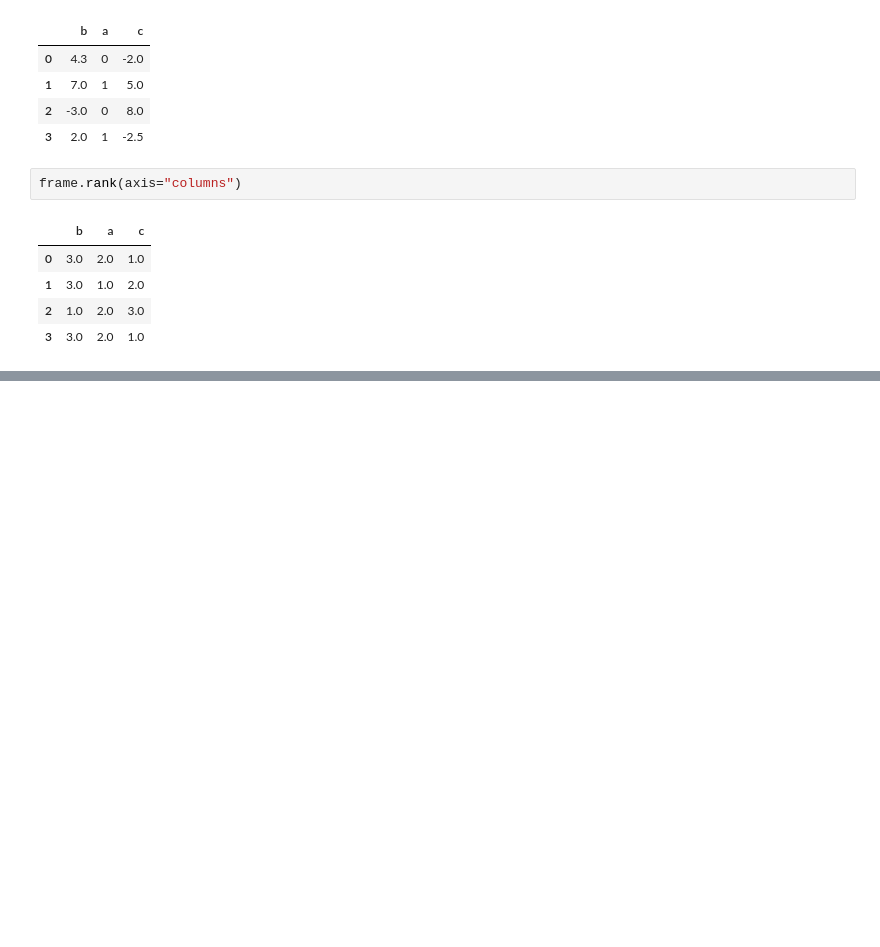
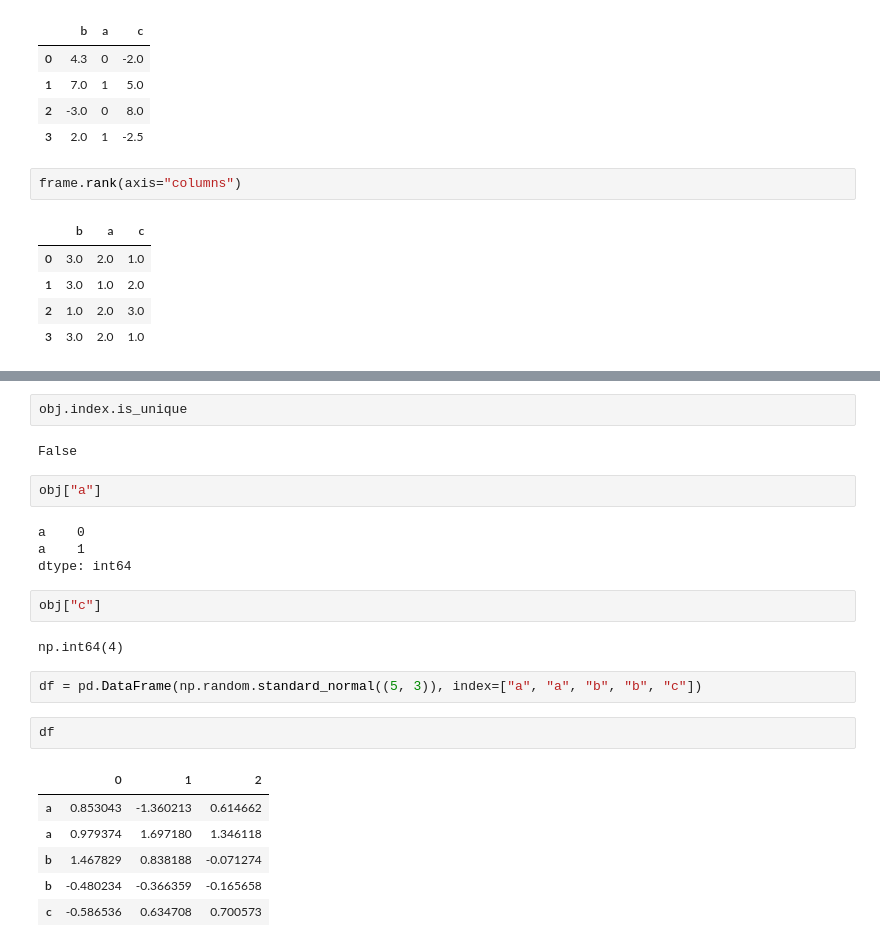
Before and after one commit to mapea1606/data-analysis-sandbox, a Jupyter notebook: notebooks/Introduction_to_pandas.ipynb, the cells around one changed output, grey strips where cells are left out. Saved outputs shown, nothing was run; the diff lists cells and outputs as text; blank space fills up the shorter version.

```diff
--- a/notebooks/Introduction_to_pandas.ipynb
+++ b/notebooks/Introduction_to_pandas.ipynb
@@ -1407,0 +1421,25 @@ frame.rank(axis="columns")
+# %%
+obj.index.is_unique
+# %% [output]
+False
+# %%
+obj["a"]
+# %% [output]
+a    0
+a    1
+dtype: int64
+# %%
+obj["c"]
+# %% [output]
+np.int64(4)
+# %%
+df = pd.DataFrame(np.random.standard_normal((5, 3)), index=["a", "a", "b", "b", "c"])
+# %%
+df
+# %% [output]
+|  | 0 | 1 | 2 |
+| a | 0.853043 | -1.360213 | 0.614662 |
+| a | 0.979374 | 1.697180 | 1.346118 |
+| b | 1.467829 | 0.838188 | -0.071274 |
+| b | -0.480234 | -0.366359 | -0.165658 |
+| c | -0.586536 | 0.634708 | 0.700573 |
```
Also changed, not shown: parts of 12 cells of this notebook.
